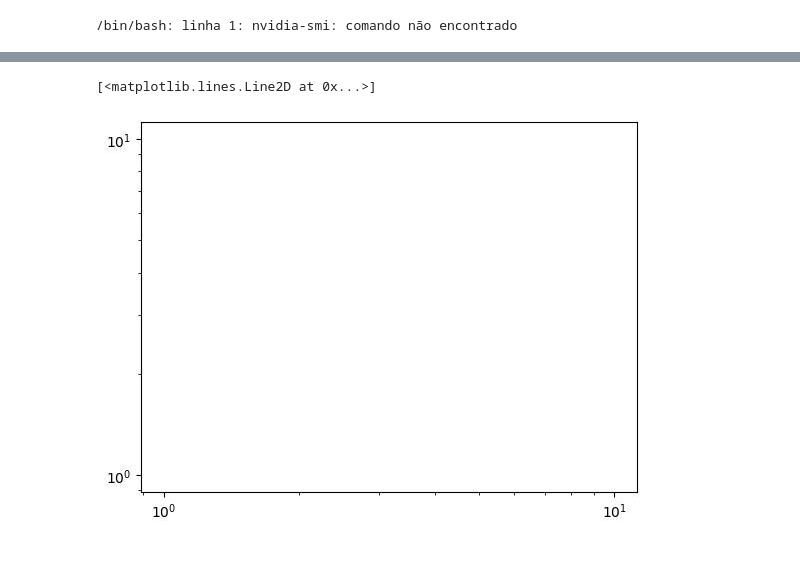
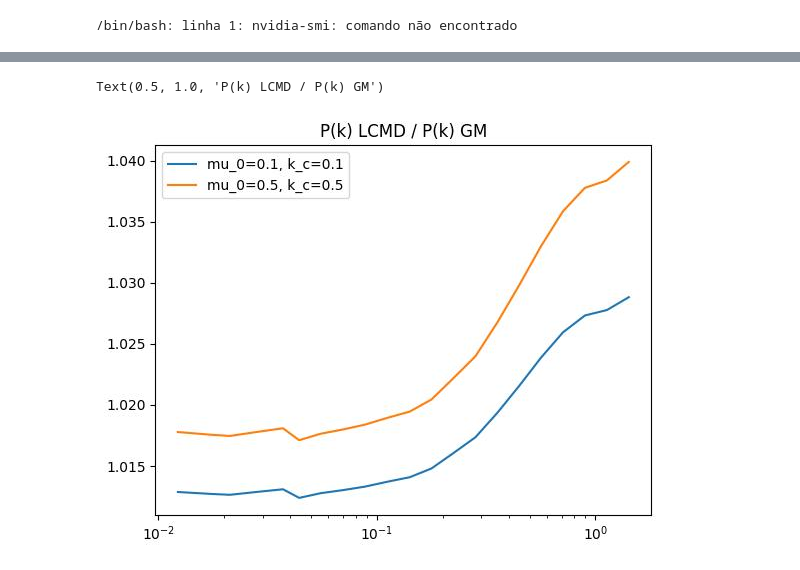
Before and after one commit to pvinig/pmwd, a Jupyter notebook: docs/notebooks/analise.ipynb, the cells around one changed output, grey strips where cells are left out. Saved outputs shown, nothing was run; the diff lists cells and outputs as text; code cells hidden in the pictures.

```diff
--- a/docs/notebooks/analise.ipynb
+++ b/docs/notebooks/analise.ipynb
@@ -113,9 +116,10 @@ plt.show()
 # %%
 cosmo1 = SimpleLCDM(conf, mu_0_=0.1, k_c_=0.1, k_analyze_=0.1)
 cosmo2 = SimpleLCDM(conf)
-
+cosmo3 = SimpleLCDM(conf, mu_0_=0.5, k_c_=0.5, k_analyze_=0.2)
 k1, P1 = nolin_ps(cosmo1, modes)
 k2, P2 = nolin_ps(cosmo2, modes)
+k3, P3 = nolin_ps(cosmo3, modes)
 
 
 plt.plot(k1, P1)
@@ -123,4 +127,5 @@ plt.title('razão do espectro não linear GM em k = 0.1 e k_corte = 0.1 por LCDM
 #plt.figure(figsize=(4, 3), dpi=120)
 #plt.loglog(k, P_linth, ls='--', label='linear theory')
 plt.legend();
+print(cosmo1, cosmo2)
 # %% [output]
@@ -127,6 +149,9 @@ plt.legend();
 [figure]
 # %%
-plt.loglog(k2, P2)
+plt.semilogx(k1, P1/P2, label=f'mu_0=0.1, k_c=0.1')
+plt.semilogx(k3, P3/P2, label=f'mu_0=0.5, k_c=0.5')
+plt.legend()
+plt.title('P(k) GM / P(k) LCDM')
 # %% [output]
-[<matplotlib.lines.Line2D at 0x...>]
+Text(0.5, 1.0, 'P(k) LCMD / P(k) GM')
-[figure, old version]
+[figure, new version]
```
Also changed, not shown: parts of 2 cells of this notebook, 5 other files.
